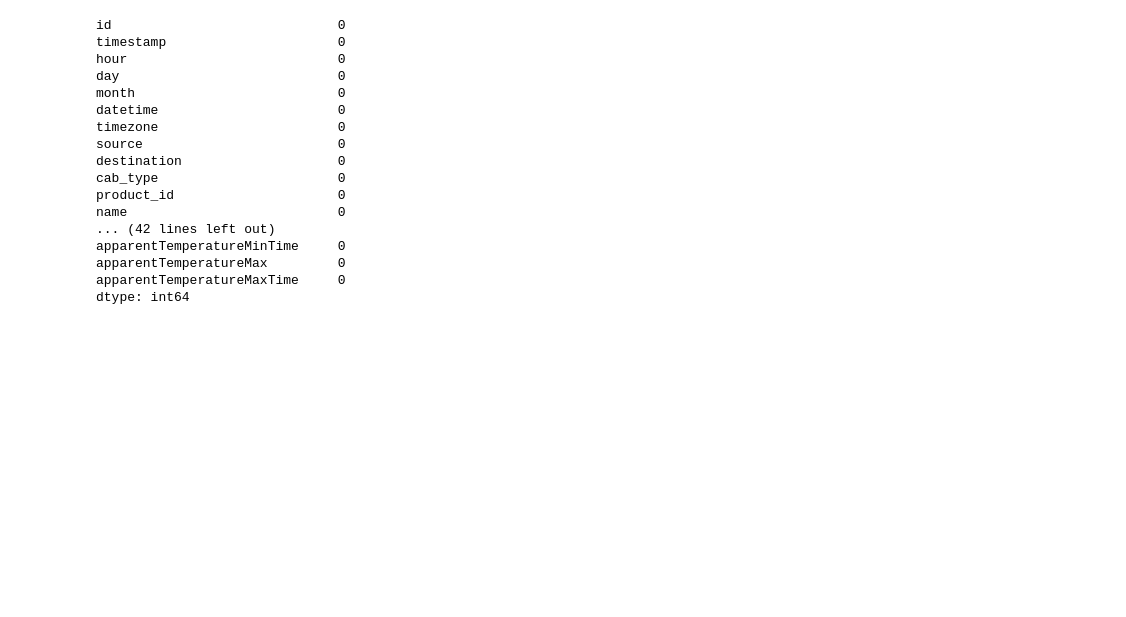
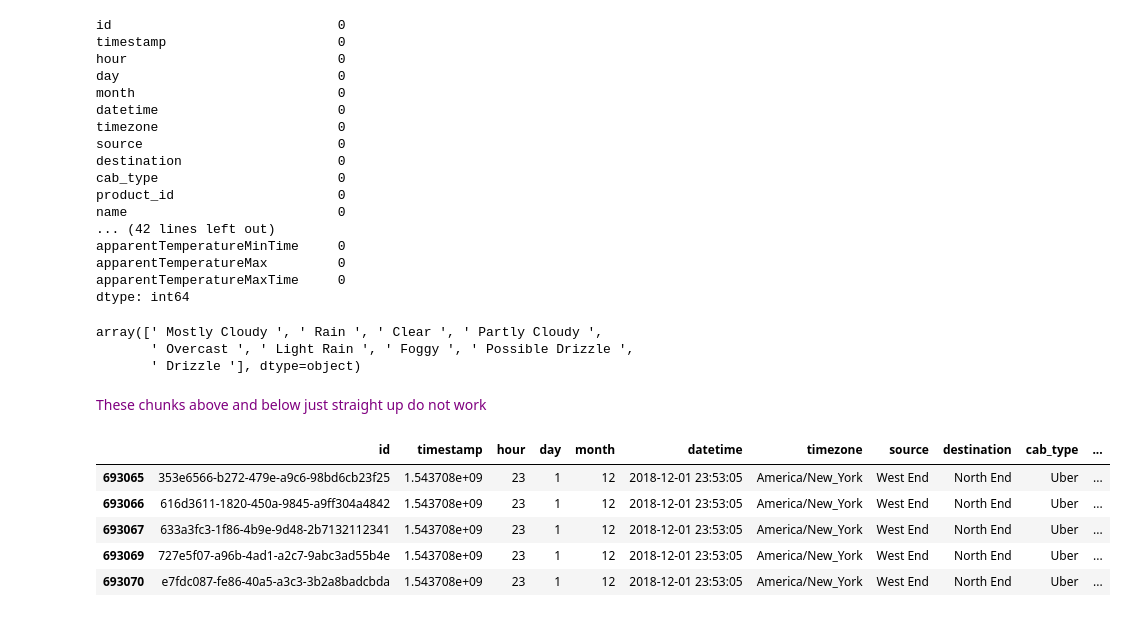
Before and after one commit to josiahtr/MISY262-Team-3-Final-Project, a Jupyter notebook: MISY262_Final_Project.ipynb, the cells around one changed output. Cells and saved outputs as stored; diff of their text form; code cells hidden in the pictures; blank space fills up the shorter version.

```diff
--- a/MISY262_Final_Project.ipynb
+++ b/MISY262_Final_Project.ipynb
@@ -189,3 +189,9 @@ apparentTemperatureMinTime     0
 apparentTemperatureMax         0
 apparentTemperatureMaxTime     0
 dtype: int64
+# %%
+df.short_summary.unique()
+# %% [output]
+array([' Mostly Cloudy ', ' Rain ', ' Clear ', ' Partly Cloudy ',
+       ' Overcast ', ' Light Rain ', ' Foggy ', ' Possible Drizzle ',
+       ' Drizzle '], dtype=object)
@@ -192,3 +201,15 @@ dtype: int64
+# %% [markdown]
+<font color = purple>These chunks above and below just straight up do not work</font>
+# %%
+df = pd.get_dummies(df, columns=['short_summary'], prefix='', prefix_sep='')
+df.tail()
+# %% [output]
+|  | id | timestamp | hour | day | month | datetime | timezone | source | destination | cab_type | ... |
+| 693065 | 353e6566-b272-479e-a9c6-98bd6cb23f25 | 1.543708e+09 | 23 | 1 | 12 | 2018-12-01 23:53:05 | America/New_York | West End | North End | Uber | ... |
+| 693066 | 616d3611-1820-450a-9845-a9ff304a4842 | 1.543708e+09 | 23 | 1 | 12 | 2018-12-01 23:53:05 | America/New_York | West End | North End | Uber | ... |
+| 693067 | 633a3fc3-1f86-4b9e-9d48-2b7132112341 | 1.543708e+09 | 23 | 1 | 12 | 2018-12-01 23:53:05 | America/New_York | West End | North End | Uber | ... |
+| 693069 | 727e5f07-a96b-4ad1-a2c7-9abc3ad55b4e | 1.543708e+09 | 23 | 1 | 12 | 2018-12-01 23:53:05 | America/New_York | West End | North End | Uber | ... |
+| 693070 | e7fdc087-fe86-40a5-a3c3-3b2a8badcbda | 1.543708e+09 | 23 | 1 | 12 | 2018-12-01 23:53:05 | America/New_York | West End | North End | Uber | ... |
 # %%
 #Separating Uber and Lyft Data into two datasets
 dfU = df[df['cab_type'] == 'Uber']
```
Also changed, not shown: parts of 26 cells of this notebook.
